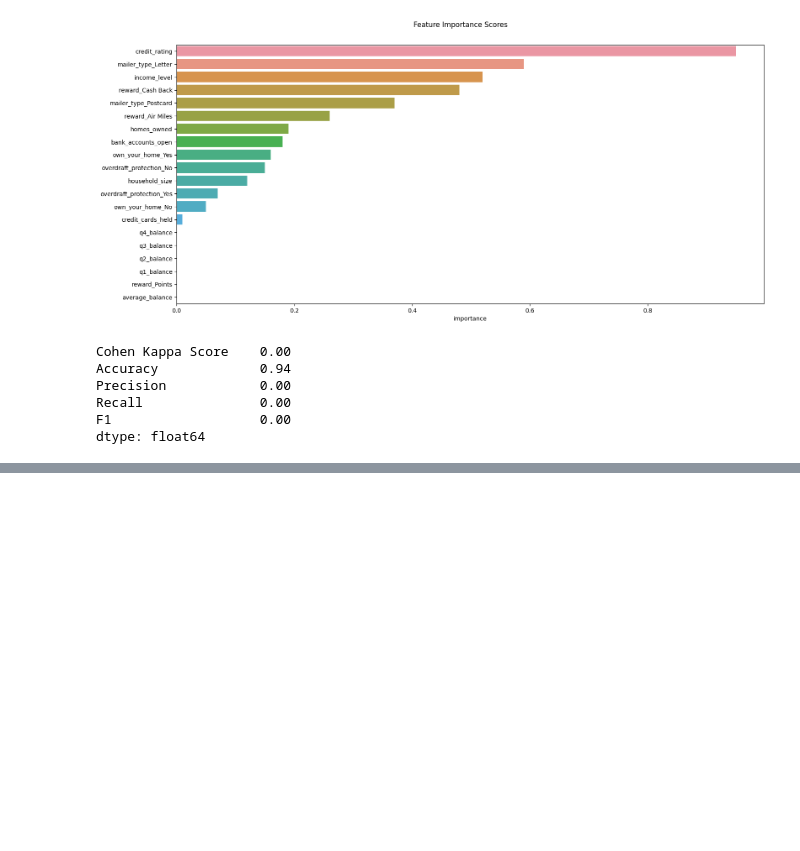
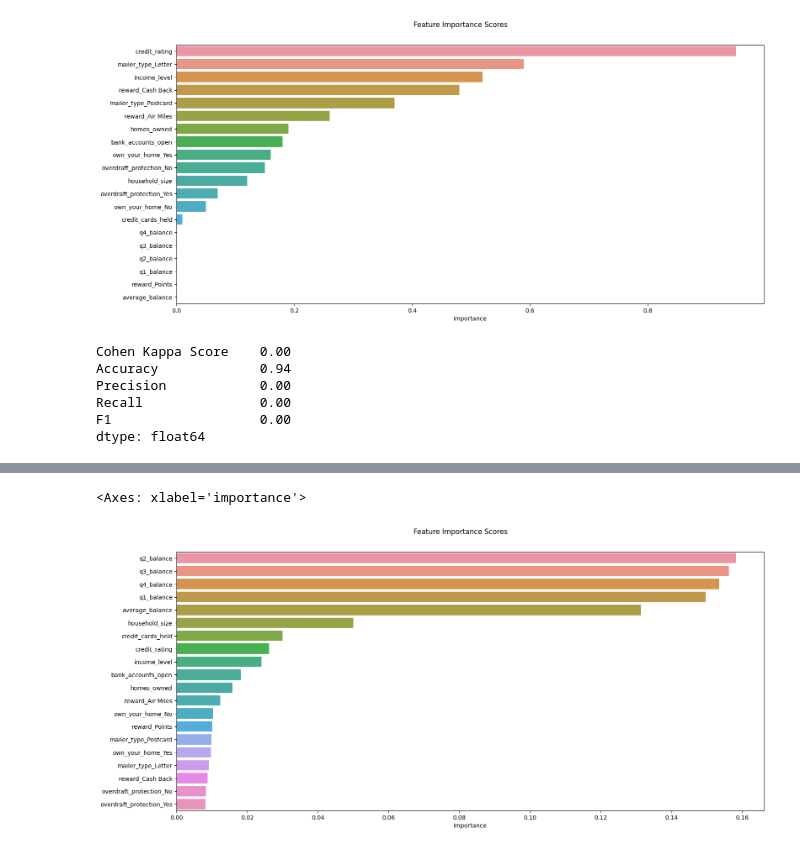
Before and after one commit to ocaoimh/hrc-mid-bootcamp-project, a Jupyter notebook: python/categoricals.ipynb, the cells around one changed output, grey strips where cells are left out. Cells and saved outputs as stored; diff of their text form; code cells hidden in the pictures; blank space fills up the shorter version.

```diff
--- a/python/categoricals.ipynb
+++ b/python/categoricals.ipynb
@@ -408,0 +470,4 @@ dtype: float64
+# %%
+dt = DecisionTreeClassifier(random_state=1)
+dt.fit(X_train, y_train)
+dt_pred = dt.predict(X_test)
@@ -408,0 +490,4 @@ dtype: float64
+# %%
+dt_entropy = DecisionTreeClassifier(criterion='entropy', random_state=1)
+dt_entropy.fit(X_train, y_train)
+dt_entropy_pred = dt_entropy.predict(X_test)
@@ -408,0 +511,4 @@ dtype: float64
+# %%
+rf = RandomForestRegressor(random_state=1)
+rf.fit(X_train,y_train)
+rf_pred = rf.predict(X_test)
@@ -408,0 +521,8 @@ dtype: float64
+# %%
+# Create a df of features importances
+importances = pd.DataFrame(data=rf.feature_importances_, columns=['importance'],
+                        index= X_train.columns)
+
+# Sort importances
+importances_sorted = importances.sort_values('importance', ascending=False)
+print(importances_sorted)
@@ -408,0 +547,5 @@ dtype: float64
+# %%
+plot_importance(importances_sorted)
+# %% [output]
+<Axes: xlabel='importance'>
+[figure, added]
```
Also changed, not shown: parts of 17 cells of this notebook.
